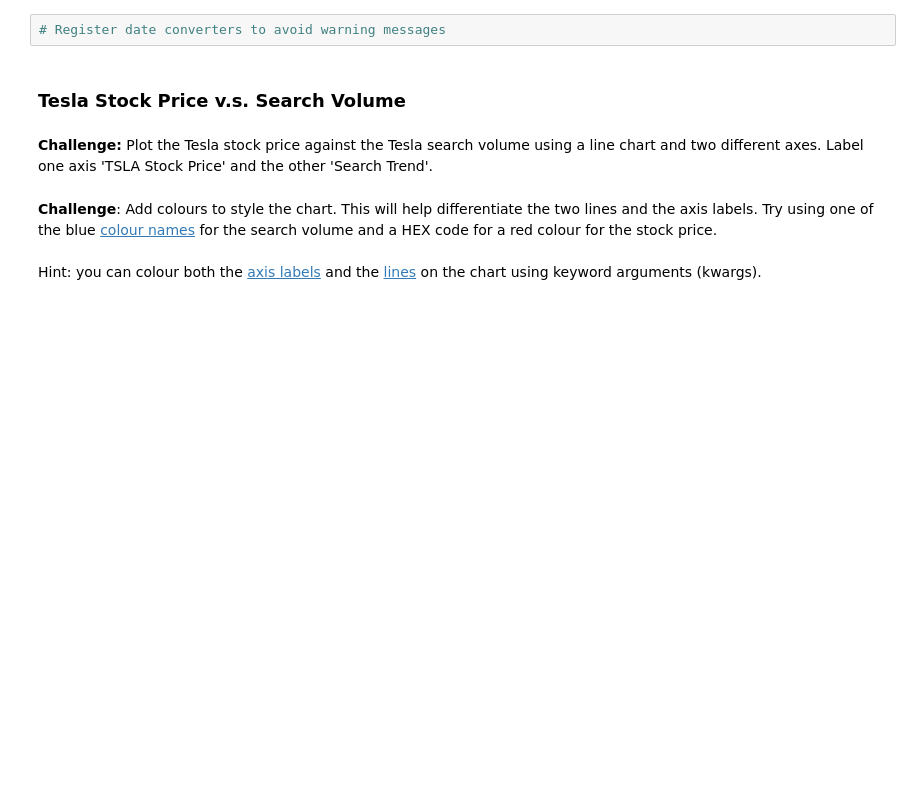
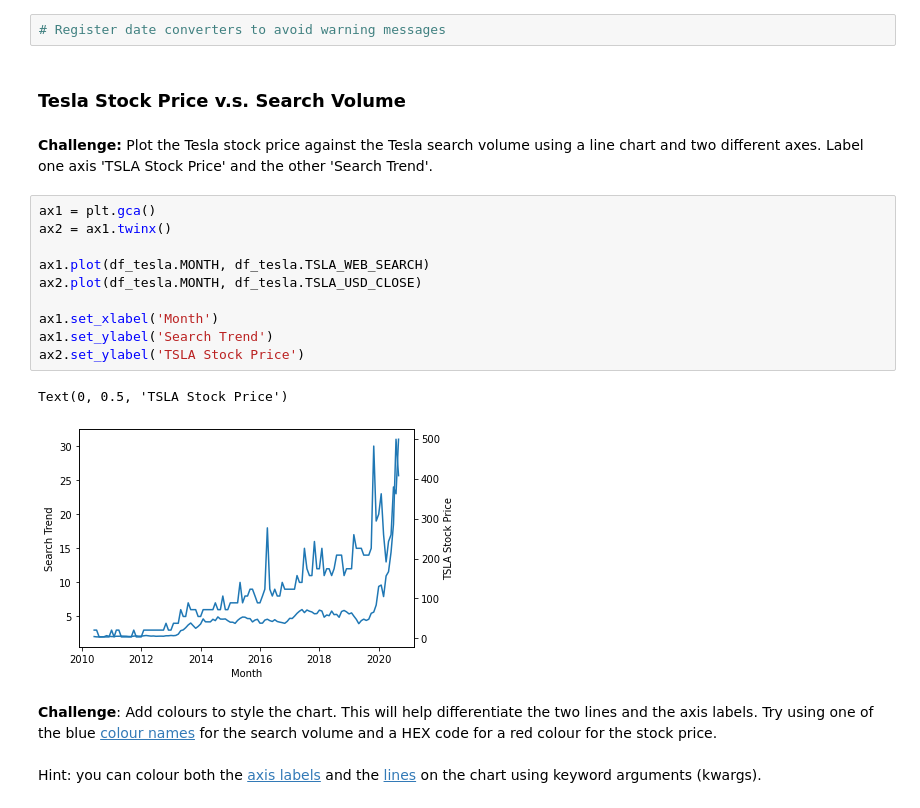
Before and after one commit to Joshua-Jenkins33/100DaysOfPython, a Jupyter notebook: 074_Day_74_Google_Trends_Data_Resampling_and_Visualizing_Time_Series/Google Trends Data Viz/Google Trends and Data Visualisation (start).ipynb, the cells around one changed output. Saved outputs shown, nothing was run; the diff lists cells and outputs as text; blank space fills up the shorter version.

Commit message:
Day 74; Tesla Line Charts in Matplotlib

```diff
--- a/074_Day_74_Google_Trends_Data_Resampling_and_Visualizing_Time_Series/Google Trends Data Viz/Google Trends and Data Visualisation (start).ipynb
+++ b/074_Day_74_Google_Trends_Data_Resampling_and_Visualizing_Time_Series/Google Trends Data Viz/Google Trends and Data Visualisation (start).ipynb
@@ -240,6 +240,19 @@ df_btc_monthly.head()
 ### Tesla Stock Price v.s. Search Volume
 # %% [markdown]
 **Challenge:** Plot the Tesla stock price against the Tesla search volume using a line chart and two different axes. Label one axis 'TSLA Stock Price' and the other 'Search Trend'.
+# %%
+ax1 = plt.gca()
+ax2 = ax1.twinx()
+
+ax1.plot(df_tesla.MONTH, df_tesla.TSLA_WEB_SEARCH)
+ax2.plot(df_tesla.MONTH, df_tesla.TSLA_USD_CLOSE)
+
+ax1.set_xlabel('Month')
+ax1.set_ylabel('Search Trend')
+ax2.set_ylabel('TSLA Stock Price')
+# %% [output]
+Text(0, 0.5, 'TSLA Stock Price')
+[figure, added]
 # %% [markdown]
 **Challenge**: Add colours to style the chart. This will help differentiate the two lines and the axis labels. Try using one of the blue [colour names](https://matplotlib.org/3.1.1/gallery/color/named_colors.html) for the search volume and a HEX code for a red colour for the stock price.
 <br>
```
Also changed, not shown: parts of 2 cells of this notebook, 1 other file.
